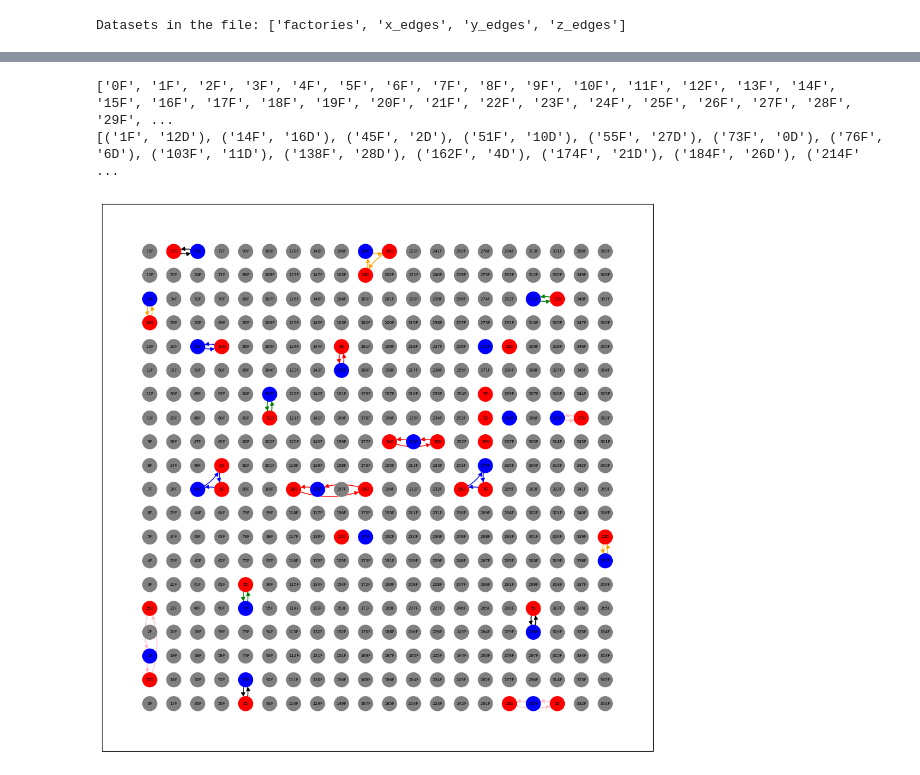
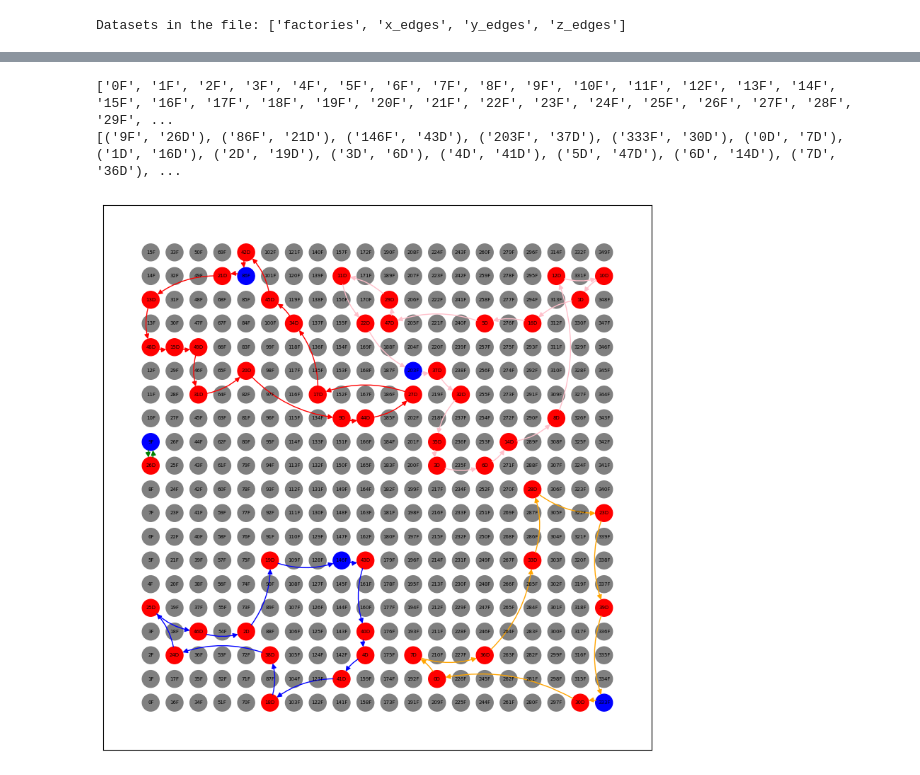
Before and after one commit to MarcusBluestone/Amazon-Routes-Optimization-Final, a Jupyter notebook: analyze.ipynb, the cells around one changed output, grey strips where cells are left out. Saved outputs shown, nothing was run; the diff lists cells and outputs as text; code cells hidden in the pictures.

```diff
--- a/analyze.ipynb
+++ b/analyze.ipynb
@@ -26,7 +26,7 @@ with h5py.File('results/output.h5', 'r') as f:
     y_edges = np.transpose(np.array(f['y_edges']), axes=(2, 1, 0))
     z_edges = np.transpose(np.array(f['z_edges']), axes=(2, 1, 0))
 
-_,M,N = y_edges.shape
+S,M,N = y_edges.shape
 # %% [output]
 Datasets in the file: ['factories', 'x_edges', 'y_edges', 'z_edges']
 # %%
@@ -50,7 +50,7 @@ G.add_nodes_from(
 )
 
 color_num = 0
-for truck_num in range(N):
+for truck_num in range(S):
     used_truck = False
 
     #Factory --> Demand
@@ -96,16 +84,22 @@ for truck_num in range(N):
 # %%
 print(G.nodes)
 print(G.edges)
 node_colors = [G.nodes[node]['color'] for node in G.nodes]
 edge_colors = [G.edges[edge]['color'] for edge in G.edges]
 pos = nx.get_node_attributes(G, 'pos')
-plt.figure(3,figsize=(12,12))
 
-nx.draw_networkx(G, pos=pos,node_color=node_colors, edge_color=edge_colors,connectionstyle='arc3,rad=0.2', arrows=True, font_size=5)
+plt.figure(3,figsize=(10,10))
+
+nodes = nx.draw_networkx_nodes(G, pos=pos, node_color=node_colors)
+nodes.set_zorder(1)
+edges = nx.draw_networkx_edges(G, pos=pos, edge_color=edge_colors, connectionstyle='arc3,rad=0.2', arrows=True)
+labels = nx.draw_networkx_labels(G, pos=pos, font_size=5)
+plt.savefig("graph.jpg")
+# nx.draw_networkx(G, pos=pos,node_color=node_colors, edge_color=edge_colors,connectionstyle='arc3,rad=0.2', arrows=True, font_size=5)
 # %% [output]
 ['0F', '1F', '2F', '3F', '4F', '5F', '6F', '7F', '8F', '9F', '10F', '11F', '12F', '13F', '14F', '15F', '16F', '17F', '18F', '19F', '20F', '21F', '22F', '23F', '24F', '25F', '26F', '27F', '28F', '29F', ...
-[('1F', '12D'), ('14F', '16D'), ('45F', '2D'), ('51F', '10D'), ('55F', '27D'), ('73F', '0D'), ('76F', '6D'), ('103F', '11D'), ('138F', '28D'), ('162F', '4D'), ('174F', '21D'), ('184F', '26D'), ('214F' ...
+[('9F', '26D'), ('86F', '21D'), ('146F', '43D'), ('203F', '37D'), ('333F', '30D'), ('0D', '7D'), ('1D', '16D'), ('2D', '19D'), ('3D', '6D'), ('4D', '41D'), ('5D', '47D'), ('6D', '14D'), ('7D', '36D'), ...
-[figure, old version]
+[figure, new version]
 # %%
 #ISSUE: truck is jumping between nodes!!! (make flow over each truck, not sum!!)
 #ISSUE: truck is jumping between nodes again!
```
Also changed, not shown: parts of 2 cells of this notebook, 8 other files.
